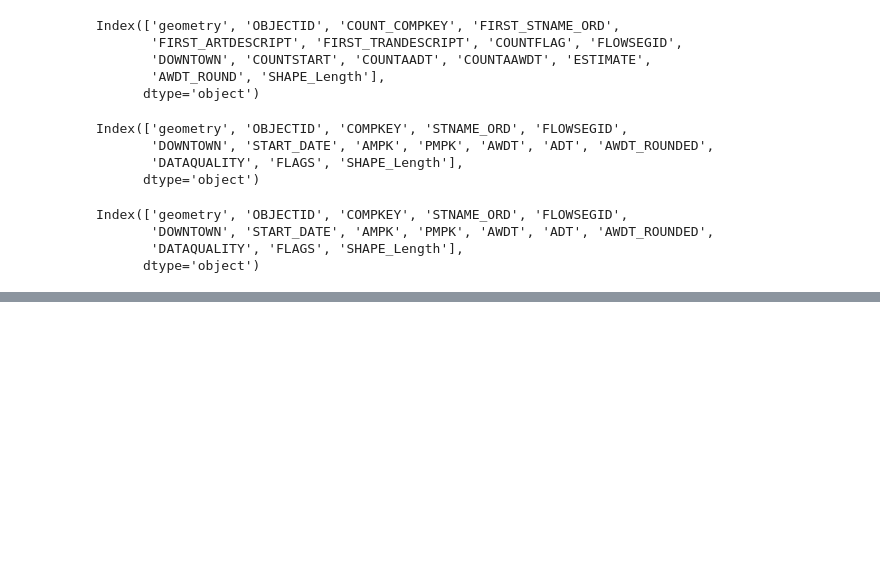
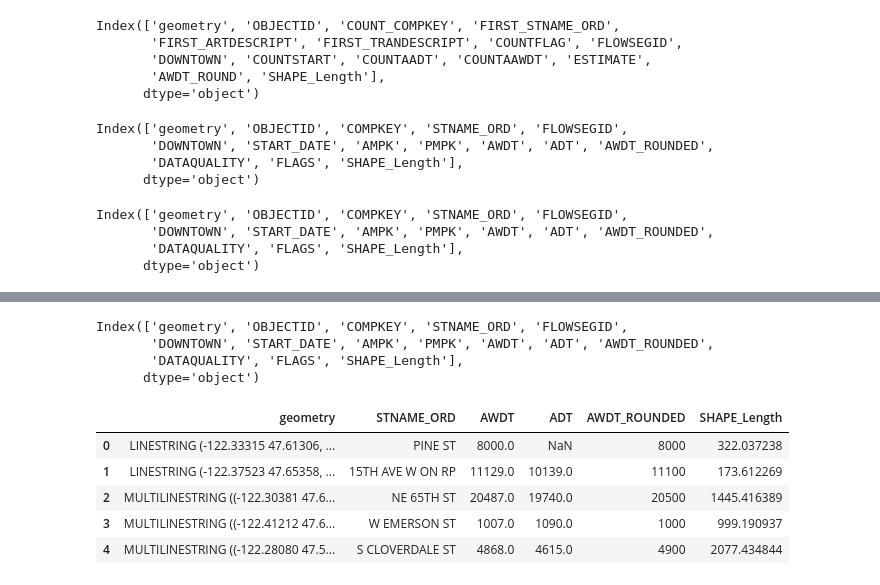
Before and after one commit to emi90/bike-index, a Jupyter notebook: Street-Data-Pt2.ipynb, the cells around one changed output, grey strips where cells are left out. Saved outputs shown, nothing was run; the diff lists cells and outputs as text; code cells hidden in the pictures; blank space fills up the shorter version.

```diff
--- a/Street-Data-Pt2.ipynb
+++ b/Street-Data-Pt2.ipynb
@@ -163,0 +198,23 @@ vol_2016['features'][0]
+# %%
+# Use 2018 as proxy for all crashes
+# No data available for 2019, 2020
+# 2018 is more complete than 2017 or 2016
+
+
+volume = vol_2018
+# %%
+volume.columns
+# %% [output]
+Index(['geometry', 'OBJECTID', 'COMPKEY', 'STNAME_ORD', 'FLOWSEGID',
+       'DOWNTOWN', 'START_DATE', 'AMPK', 'PMPK', 'AWDT', 'ADT', 'AWDT_ROUNDED',
+       'DATAQUALITY', 'FLAGS', 'SHAPE_Length'],
+      dtype='object')
+# %%
+keep_cols = ['geometry',
+            'STNAME_ORD',
+            'AWDT',
+            'ADT',
+            'AWDT_ROUNDED',
+            'SHAPE_Length']
+
+vol_gdf = gpd.GeoDataFrame(volume[keep_cols], geometry='geometry')
@@ -163,0 +226,9 @@ vol_2016['features'][0]
+# %%
+vol_gdf.head()
+# %% [output]
+|  | geometry | STNAME_ORD | AWDT | ADT | AWDT_ROUNDED | SHAPE_Length |
+| 0 | LINESTRING (-122.33315 47.61306, ... | PINE ST | 8000.0 | NaN | 8000 | 322.037238 |
+| 1 | LINESTRING (-122.37523 47.65358, ... | 15TH AVE W ON RP | 11129.0 | 10139.0 | 11100 | 173.612269 |
+| 2 | MULTILINESTRING ((-122.30381 47.6... | NE 65TH ST | 20487.0 | 19740.0 | 20500 | 1445.416389 |
+| 3 | MULTILINESTRING ((-122.41212 47.6... | W EMERSON ST | 1007.0 | 1090.0 | 1000 | 999.190937 |
+| 4 | MULTILINESTRING ((-122.28080 47.5... | S CLOVERDALE ST | 4868.0 | 4615.0 | 4900 | 2077.434844 |
```
Also changed, not shown: parts of 33 cells of this notebook, 1 other file.
